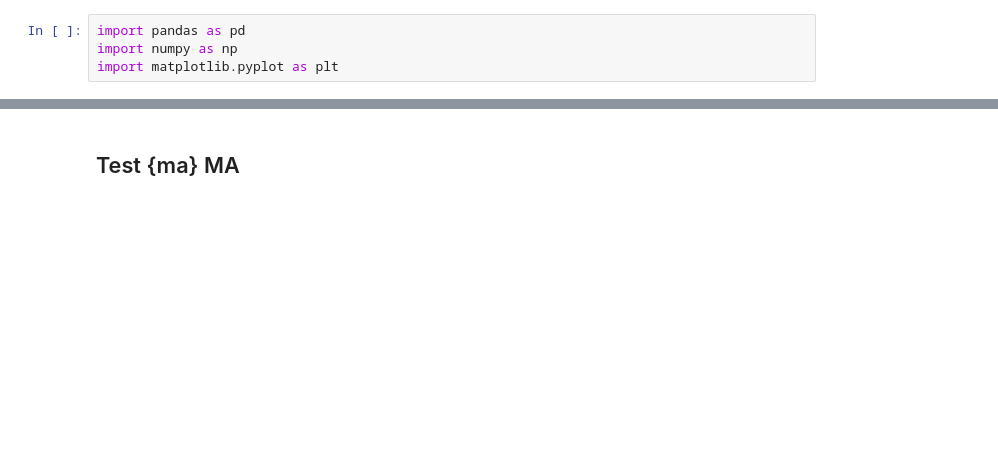
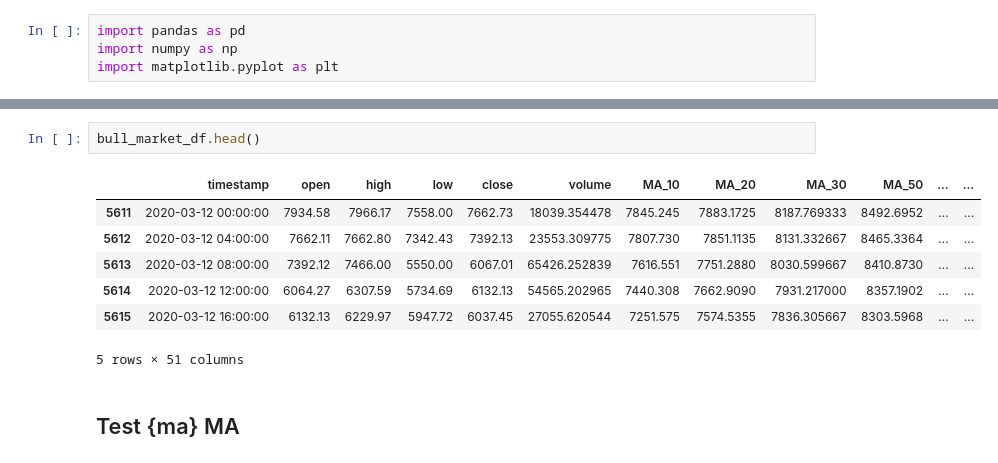
Before and after one commit to alkyne/BTC-Backtesting, a Jupyter notebook: Back_test.ipynb, the cells around one changed output, grey strips where cells are left out. Saved outputs shown, nothing was run; the diff lists cells and outputs as text; blank space fills up the shorter version.

```diff
--- a/Back_test.ipynb
+++ b/Back_test.ipynb
@@ -96,3 +130,13 @@ btc_data_2018.head()
+# %%
+bull_market_df.head()
+# %% [output]
+|  | timestamp | open | high | low | close | volume | MA_10 | MA_20 | MA_30 | MA_50 | ... | ... |
+| 5611 | 2020-03-12 00:00:00 | 7934.58 | 7966.17 | 7558.00 | 7662.73 | 18039.354478 | 7845.245 | 7883.1725 | 8187.769333 | 8492.6952 | ... | ... |
+| 5612 | 2020-03-12 04:00:00 | 7662.11 | 7662.80 | 7342.43 | 7392.13 | 23553.309775 | 7807.730 | 7851.1135 | 8131.332667 | 8465.3364 | ... | ... |
+| 5613 | 2020-03-12 08:00:00 | 7392.12 | 7466.00 | 5550.00 | 6067.01 | 65426.252839 | 7616.551 | 7751.2880 | 8030.599667 | 8410.8730 | ... | ... |
+| 5614 | 2020-03-12 12:00:00 | 6064.27 | 6307.59 | 5734.69 | 6132.13 | 54565.202965 | 7440.308 | 7662.9090 | 7931.217000 | 8357.1902 | ... | ... |
+| 5615 | 2020-03-12 16:00:00 | 6132.13 | 6229.97 | 5947.72 | 6037.45 | 27055.620544 | 7251.575 | 7574.5355 | 7836.305667 | 8303.5968 | ... | ... |
+5 rows × 51 columns
 # %% [markdown]
 ## Test {ma} MA
 # %%
```
Also changed, not shown: parts of 11 cells of this notebook, 4 other files.
